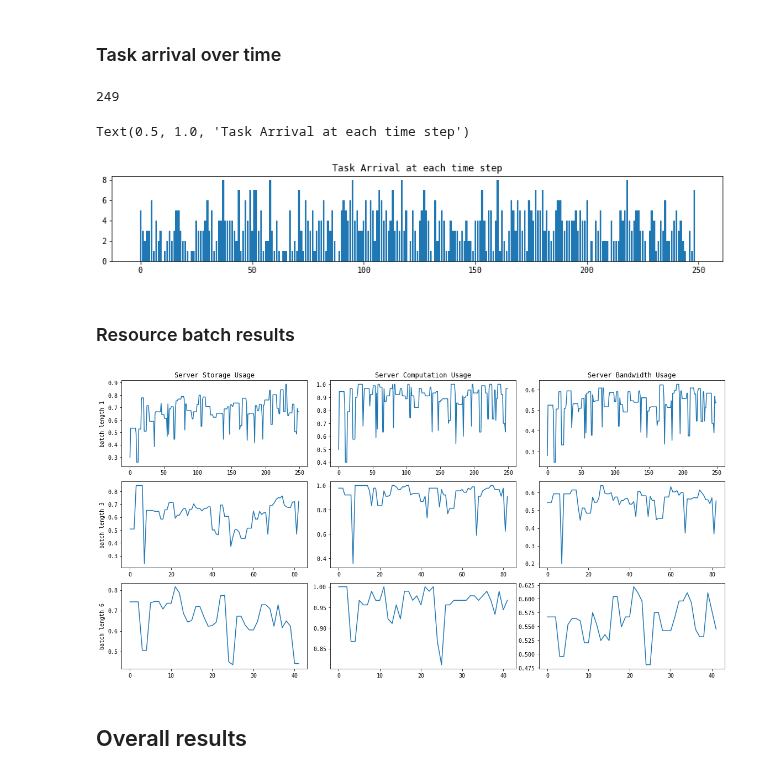
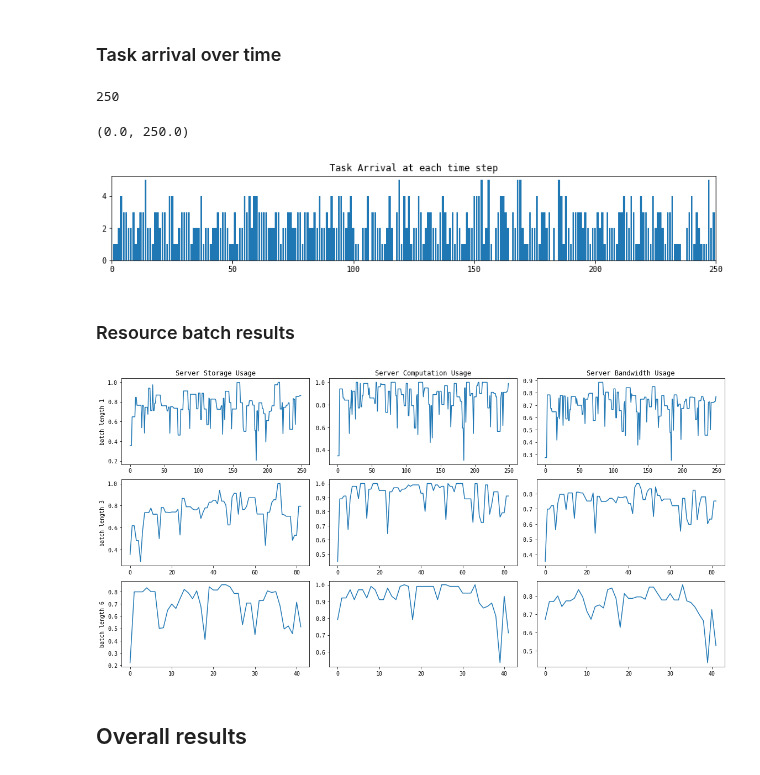
Before and after one commit to pseudo-rnd-thoughts/Elastic-Resource-Allocation, a Jupyter notebook: analysis/online.ipynb, the cells around one changed output. Drawn from its saved outputs; the diff is of its cells as text; code cells hidden in the pictures.

Commit message:
Updated version of the alibaba model scale testing, and analysis of the greedy, auction and online results

```diff
--- a/analysis/online.ipynb
+++ b/analysis/online.ipynb
@@ -35,0 +40,8 @@ batch_online_paper_r_s6_dt07-24_13-00-33.json: 1
+# %%
+folder = '../data/online'
+filenames = sorted(os.listdir(folder))
+for filename in filenames:
+    if 'online' in filename:
+        with open(f'{folder}/{filename}') as file:
+            json_data = json.load(file)
+            print(f'{filename}: {len(json_data)}')
@@ -36,6 +60,5 @@ batch_online_paper_r_s6_dt07-24_13-00-33.json: 1
 # %%
-results_filename = f'{folder}/batch_online_paper_r_s8_dt07-31_10-07-43.json'
-results_filename = '../data/online/batch_online_synthetic_r_s4_dt06-29_13-26-32.json'
+results_filename = f'{folder}/{filenames[-1]}'
 
 with open(results_filename) as file:
     results_data = json.load(file)
@@ -53,22 +76,23 @@ algo_names = ['Non-elastic Optimal', 'Greedy Algorithm']
 ### Task arrival over time
 # %%
 model_tasks = results_data[0]['model']['tasks']
-max_auction_time = max(task['auction time'] for task in model_tasks)
+max_auction_time = max(task['auction time'] for task in model_tasks) + 1
 max_auction_time
 # %% [output]
-249
+250
 # %%
 tasks_per_time_step = [
     sum(task['auction time'] == time_step for task in model_tasks)
     for time_step in range(max_auction_time)
 ]
 
 _, ax_task_arrival = plt.subplots(figsize=(14, 2))
 ax_task_arrival.bar(np.arange(max_auction_time), tasks_per_time_step)
 ax_task_arrival.set_title('Task Arrival at each time step')
+ax_task_arrival.set_xlim(0, max_auction_time)
 # %% [output]
-Text(0.5, 1.0, 'Task Arrival at each time step')
+(0.0, 250.0)
-[figure, old version]
+[figure, new version]
 # %% [markdown]
 ### Resource batch results
 # %%
@@ -84,7 +108,7 @@ for ax, batch_length in zip(axs, batch_lengths):
 
 plt.tight_layout()
 # %% [output]
-[figure, old version]
+[figure, new version]
 # %% [markdown]
 ## Overall results
 # %%
```
Also changed, not shown: parts of 22 cells of this notebook, 2 other files.
